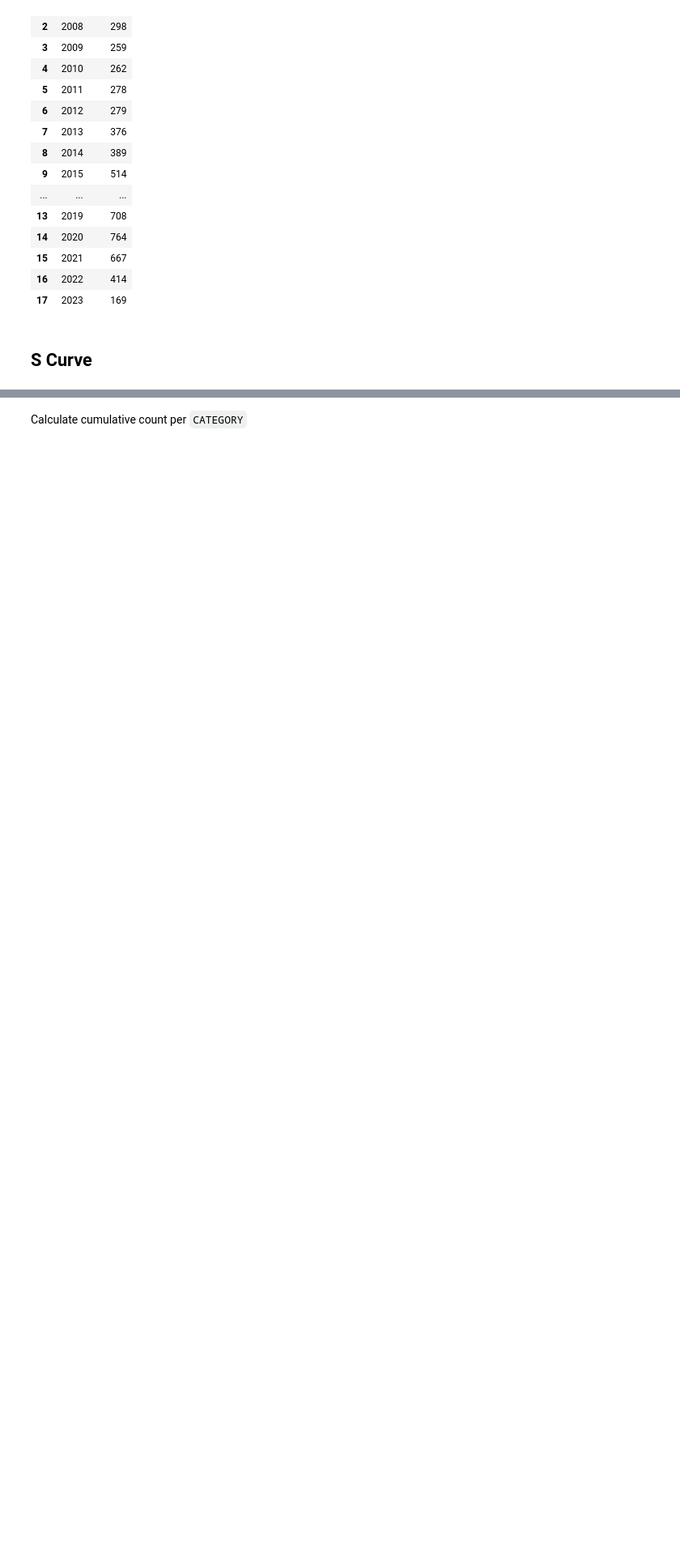
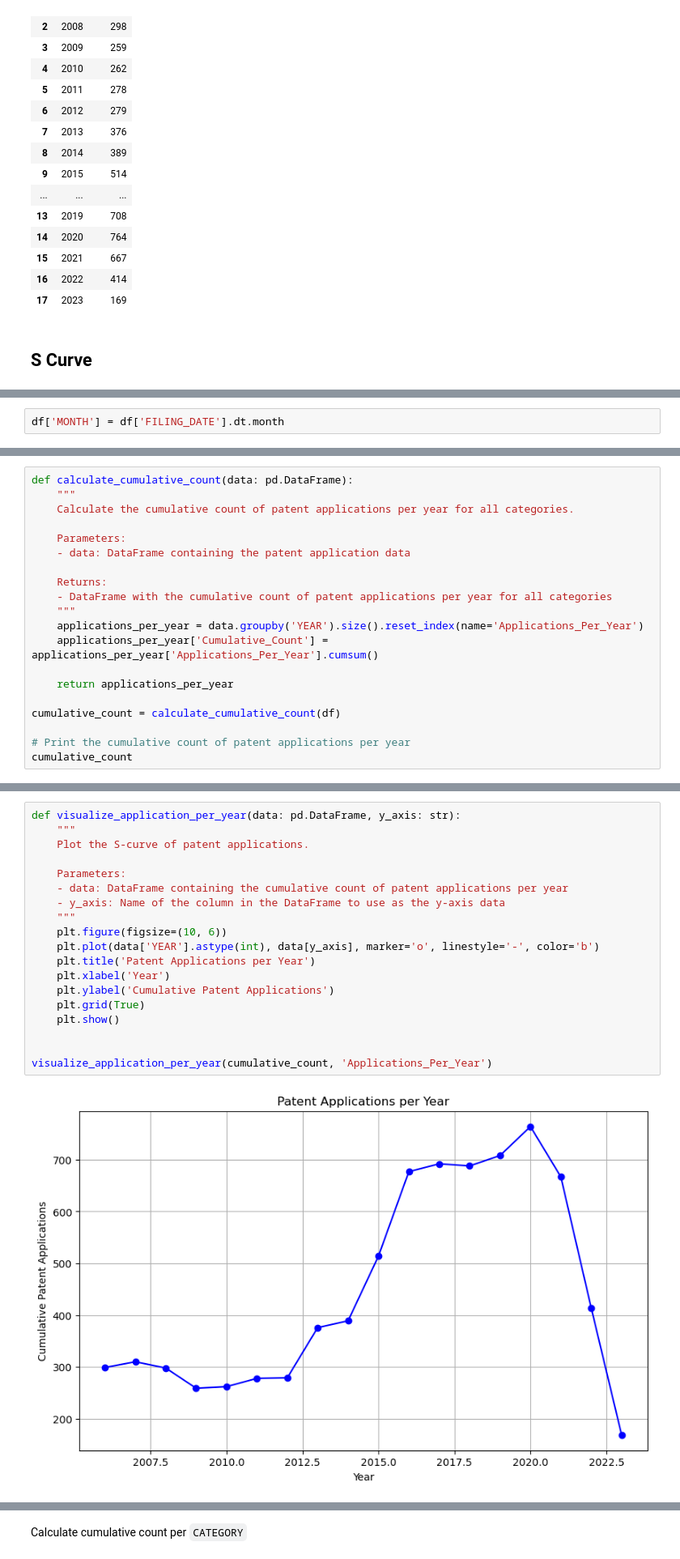
Before and after one commit to faridnec/forecasting-tech-adoption, a Jupyter notebook: notebooks/adoption-models.ipynb, the cells around one changed output, grey strips where cells are left out. Shown: that part at 81% size. Drawn from its saved outputs; the diff is of its cells as text; blank space fills up the shorter version.

```diff
--- a/notebooks/adoption-models.ipynb
+++ b/notebooks/adoption-models.ipynb
@@ -49,0 +52,2 @@ grouped_df
+# %%
+df['MONTH'] = df['FILING_DATE'].dt.month
@@ -49,0 +104,20 @@ grouped_df
+# %%
+def calculate_cumulative_count(data: pd.DataFrame):
+    """
+    Calculate the cumulative count of patent applications per year for all categories.
+
+    Parameters:
+    - data: DataFrame containing the patent application data
+
+    Returns:
+    - DataFrame with the cumulative count of patent applications per year for all categories
+    """
+    applications_per_year = data.groupby('YEAR').size().reset_index(name='Applications_Per_Year')
+    applications_per_year['Cumulative_Count'] = applications_per_year['Applications_Per_Year'].cumsum()
+
+    return applications_per_year
+
+cumulative_count = calculate_cumulative_count(df)
+
+# Print the cumulative count of patent applications per year
+cumulative_count
@@ -49,0 +149,21 @@ grouped_df
+# %%
+def visualize_application_per_year(data: pd.DataFrame, y_axis: str):
+    """
+    Plot the S-curve of patent applications.
+
+    Parameters:
+    - data: DataFrame containing the cumulative count of patent applications per year
+    - y_axis: Name of the column in the DataFrame to use as the y-axis data
+    """
+    plt.figure(figsize=(10, 6))
+    plt.plot(data['YEAR'].astype(int), data[y_axis], marker='o', linestyle='-', color='b')
+    plt.title('Patent Applications per Year')
+    plt.xlabel('Year')
+    plt.ylabel('Cumulative Patent Applications')
+    plt.grid(True)
+    plt.show()
+
+
+visualize_application_per_year(cumulative_count, 'Applications_Per_Year')
+# %% [output]
+[figure, added]
```
Also changed, not shown: parts of 11 cells of this notebook, 5 other files.
